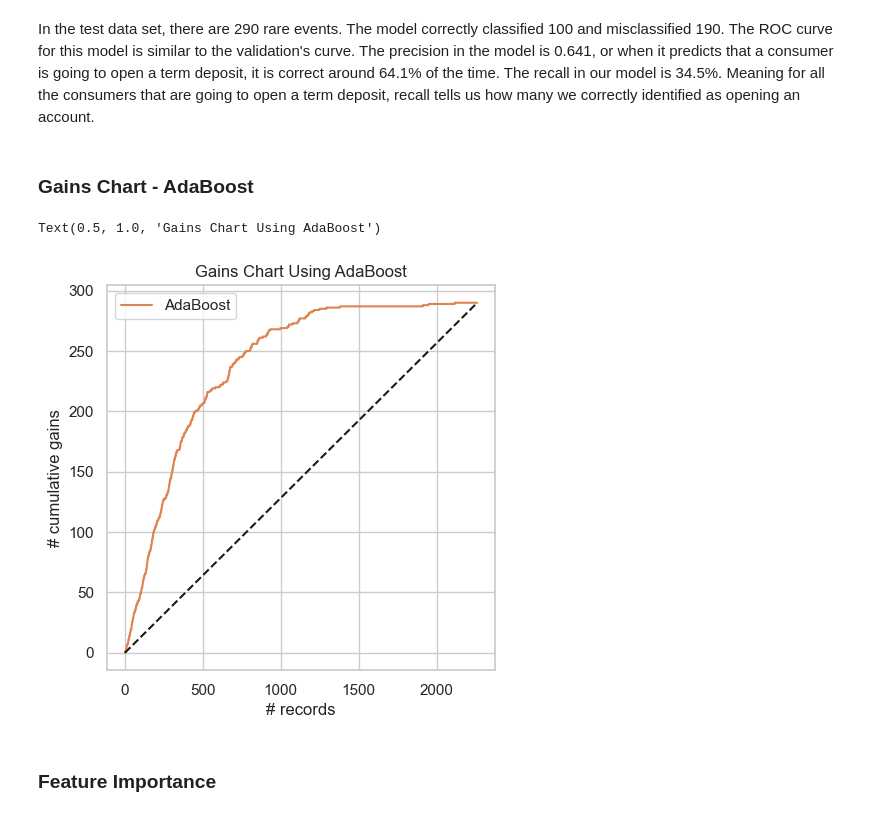
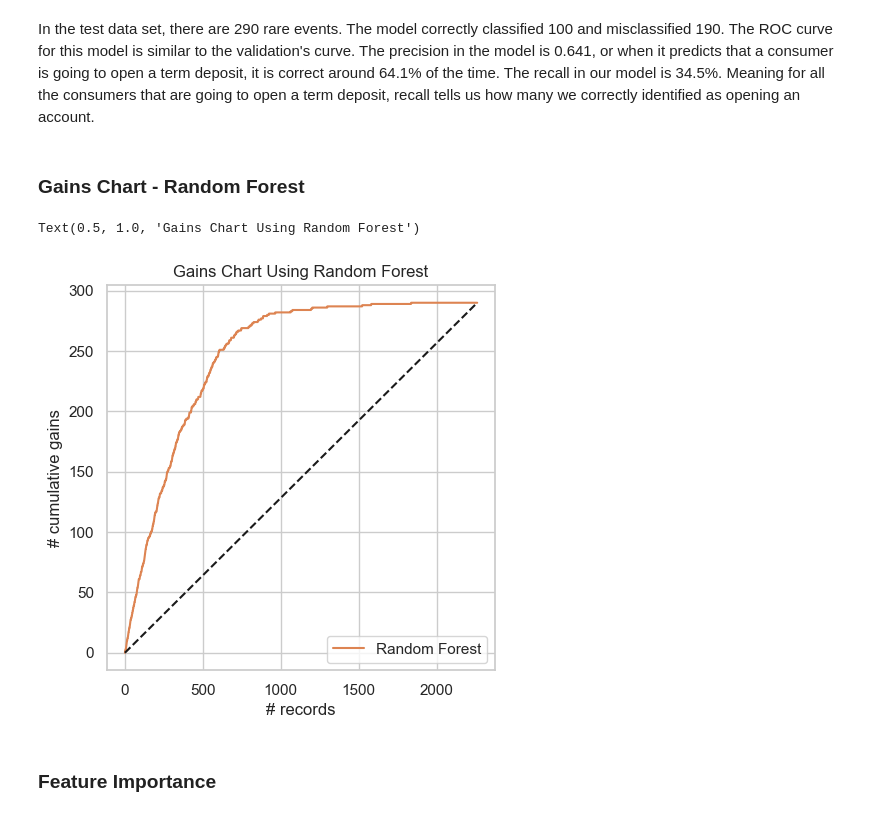
Before and after one commit to CalebMcCurdy/Bank-Term-Deposit-Predictions, a Jupyter notebook: Final Project.ipynb, the cells around one changed output. Cells and saved outputs as stored; diff of their text form; code cells hidden in the pictures.

```diff
--- a/Final Project.ipynb
+++ b/Final Project.ipynb
@@ -69,7 +69,7 @@ No Warning Shown
 First, we want to see what the data looks like and what the attributes are.
 # %%
 # Load the bank-full spreadsheet
-df = pd.read_csv('C:/Users/jessh/Documents/ADS505_Team3/bank-full.csv', delimiter= ';')
+df = pd.read_csv('C:/Users/jessh/Documents/MS Applied Data Science/ADS505 Applied Data Science for Business/bank-full.csv', delimiter= ';')
 # Display the first 5 rows to preview table
 df.head()
 # %% [output]
@@ -3016,27 +3019,27 @@ ROC AUC Score: 0.8898528665651952
 # %% [markdown]
 In the test data set, there are 290 rare events. The model correctly classified 100 and misclassified 190. The ROC curve for this model is similar to the validation's curve. The precision in the model is 0.641, or when it predicts that a consumer is going to open a term deposit, it is correct around 64.1% of the time. The recall in our model is 34.5%. Meaning for all the consumers that are going to open a term deposit, recall tells us how many we correctly identified as opening an account.
 # %% [markdown]
-### Gains Chart - AdaBoost
+### Gains Chart - Random Forest
 # %%
 # predicted probabilities for validation set
-ada_prob = boost_random.predict_proba(X_test_trans)
-ada_result = pd.DataFrame({'actual': y_test.values.ravel(),
-                            'p(0)': [p[0] for p in ada_prob],
-                            'p(1)': [p[1] for p in ada_prob],
+rf_prob = random_forest.predict_proba(X_test_trans)
+rf_result = pd.DataFrame({'actual': y_test.values.ravel(),
+                            'p(0)': [p[0] for p in rf_prob],
+                            'p(1)': [p[1] for p in rf_prob],
                             'predicted': y_test_pred})
-lift_ada = ada_result.sort_values(by=['p(1)'], ascending=False)
+lift_rf = rf_result.sort_values(by=['p(1)'], ascending=False)
 
 #y_test_pred = boost_random.predict(X_test_trans)
 #y_prob = boost_random.predict_proba(X_test_trans)[:, 1]
 
 # cumulative gains on the testing set
-ax = gainsChart(lift_ada.actual, label='AdaBoost', color='C1', figsize=[5, 5])
+ax = gainsChart(lift_rf.actual, label='Random Forest', color='C1', figsize=[5, 5])
 #ax = gainsChart(lift_ada.actual, label='KNN', color='C0', ax=ax)
 ax.legend()
-ax.set_title('Gains Chart Using AdaBoost')
+ax.set_title('Gains Chart Using Random Forest')
 # %% [output]
-Text(0.5, 1.0, 'Gains Chart Using AdaBoost')
+Text(0.5, 1.0, 'Gains Chart Using Random Forest')
-[figure, old version]
+[figure, new version]
 # %% [markdown]
 ### Feature Importance
 # %%
```
Also changed, not shown: parts of 37 cells of this notebook.
